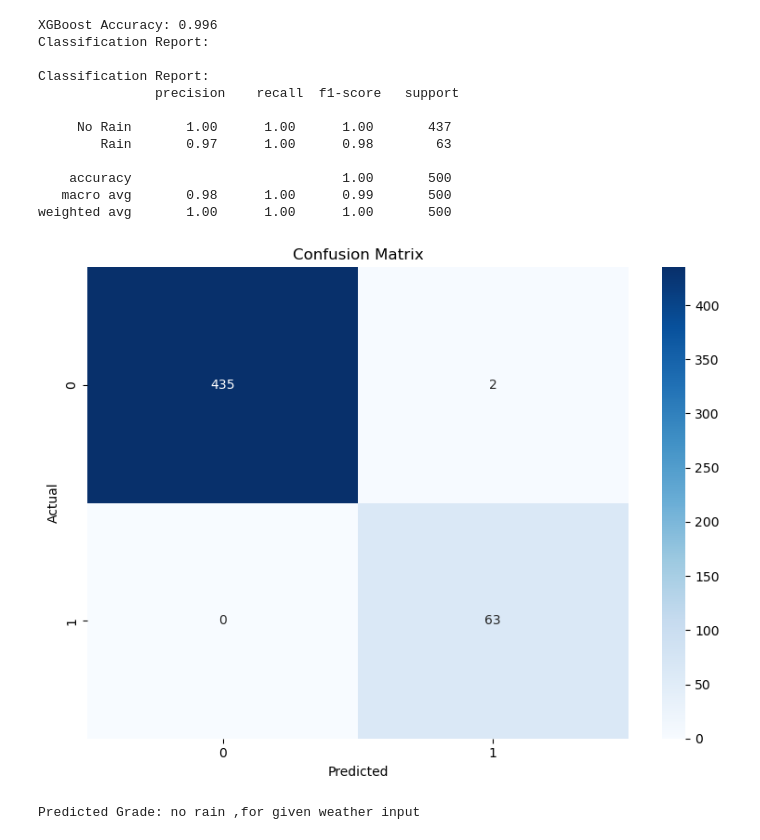
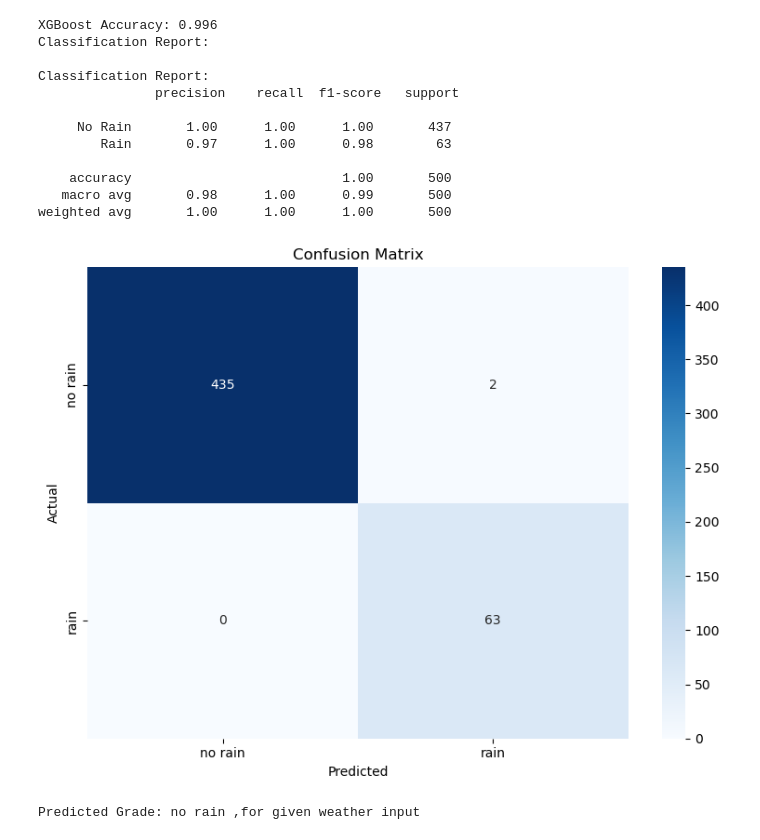
Before and after one commit to badtzmaruu/MLG382-CYO, a Jupyter notebook: Notebooks/XGBoost_Train.ipynb, the cells around one changed output. Cells and saved outputs as stored; diff of their text form; code cells hidden in the pictures.

```diff
--- a/Notebooks/XGBoost_Train.ipynb
+++ b/Notebooks/XGBoost_Train.ipynb
@@ -6,6 +6,7 @@ from xgboost import XGBClassifier
 from sklearn.metrics import classification_report, accuracy_score, confusion_matrix
 from sklearn.pipeline import Pipeline
 from sklearn.model_selection import GridSearchCV
+from sklearn.preprocessing import LabelEncoder
 import seaborn as sns
 import matplotlib.pyplot as plt
 import pickle
@@ -15,11 +16,14 @@ df_train = pd.read_csv('../Data/train_data.csv', delimiter=",")
 df_test = pd.read_csv('../Data/test_data.csv', delimiter=",")
 
 #Step 2: Separate features and target
-X_train = df_train.drop(columns=["Rain"])
-y_train = df_train['Rain']
 
-X_test = df_test.drop(columns=["Rain"])
-y_test = df_test['Rain']
+le = LabelEncoder()
+
+X_train = df_train.drop(columns=["City", "DateTime", "Rain"])
+y_train = le.fit_transform(df_train["Rain"])
+
+X_test = df_test.drop(columns=["City", "DateTime", "Rain"])
+y_test = le.transform(df_test["Rain"])
 
 #Step 3: Build a pipeline and train XGBoost Model
 pipeline = Pipeline(steps=[
@@ -58,7 +62,7 @@ print("\nClassification Report:\n", classification_report(y_test, predictions, t
 
 #Confusion Matrix
 cm = confusion_matrix(y_test, predictions)
-labels = sorted(y_test.unique())
+labels = le.classes_
 plt.figure(figsize=(8,6))
 sns.heatmap(cm, annot=True, fmt='d', cmap='Blues', xticklabels=labels, yticklabels=labels)
 plt.xlabel('Predicted')
@@ -74,45 +78,54 @@ def predict_weather(input_string):
     # Convert input string into a list
     input_data = input_string.split(",")
 
+    # Automatically remove the first value (City) and second value (DateTime)
+    input_data = input_data[2:] # Removes 1 from start and last 2 items
+
     # Create DataFrame from input
     df_input = pd.DataFrame([input_data], columns=columns)
 
     # Convert numerical values from strings to floats
     df_input = df_input.apply(pd.to_numeric, errors='ignore')
 
     # Predict using the loaded model
     prediction = best_model.predict(df_input)
 
-    # Rain map
-    rain_map = {0: "no rain", 1: "rain"}
+    predicted_label = le.inverse_transform([int(prediction[0])])[0]
 
-    predicted_rain = rain_map[prediction[0]]
-
-    return predicted_rain
+    return predicted_label
 
 #Example testing input from the csv file
-weather_input = "20.5,65,13.2,60,1012"
+weather_input = "New York, 2025-04-22 10:00, 20.5, 65, 13.2, 60, 1012"
 
 #Print predicted grade
 print(f"Predicted Grade: {predict_weather(weather_input)} ,for given weather input")
 
 #Step 9: Save predictions to CSV
 comp_df = X_test.copy()
-comp_df["Actual_Rain"] = y_test.values
+comp_df["Actual_Rain"] = y_test
 comp_df["Predicted_Rain"] = predictions
 comp_df.to_csv("../Artifacts/xgboost_prediction.csv", index=False)
+
+#Feture Importance
+importances = best_model.named_steps['clf'].feature_importances_
+features = X_train.columns
+plt.figure(figsize=(8,5))
+sns.barplot(x=importances, y=features)
+plt.title("Feature Importances")
+plt.tight_layout()
+plt.show()
 # %% [output]
 XGBoost Accuracy: 0.996
 Classification Report:
 
 Classification Report:
                precision    recall  f1-score   support
 
      No Rain       1.00      1.00      1.00       437
         Rain       0.97      1.00      0.98        63
 
     accuracy                           1.00       500
    macro avg       0.98      1.00      0.99       500
 weighted avg       1.00      1.00      1.00       500
-[figure, old version]
+[figure, new version]
 Predicted Grade: no rain ,for given weather input
```
Also changed, not shown: parts of 1 cell of this notebook, 14 other files.
